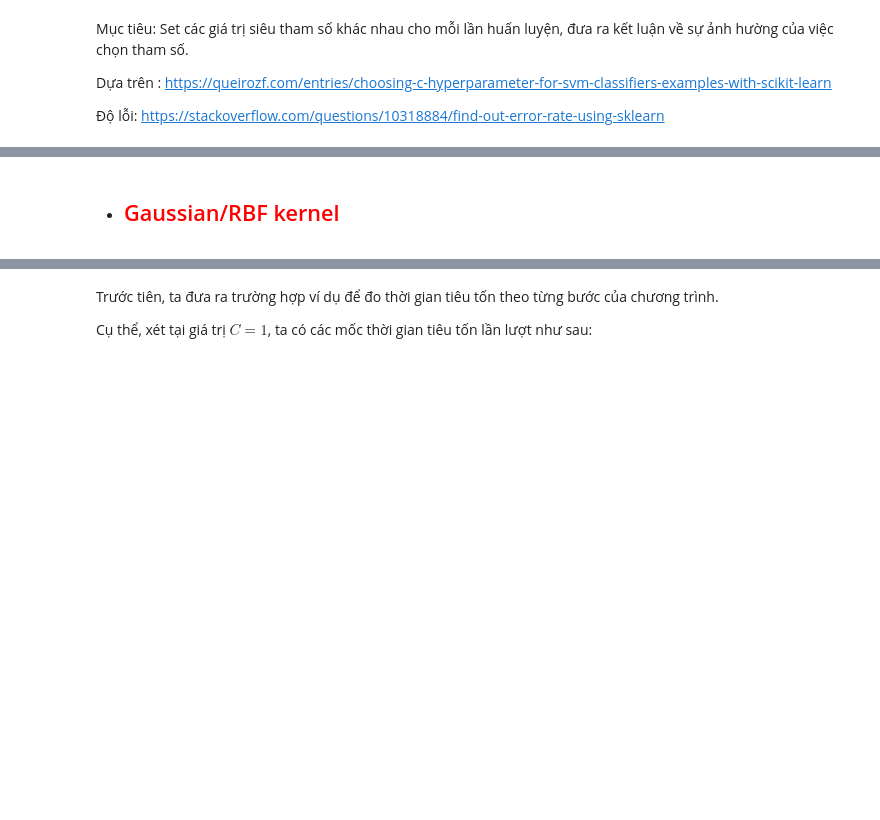
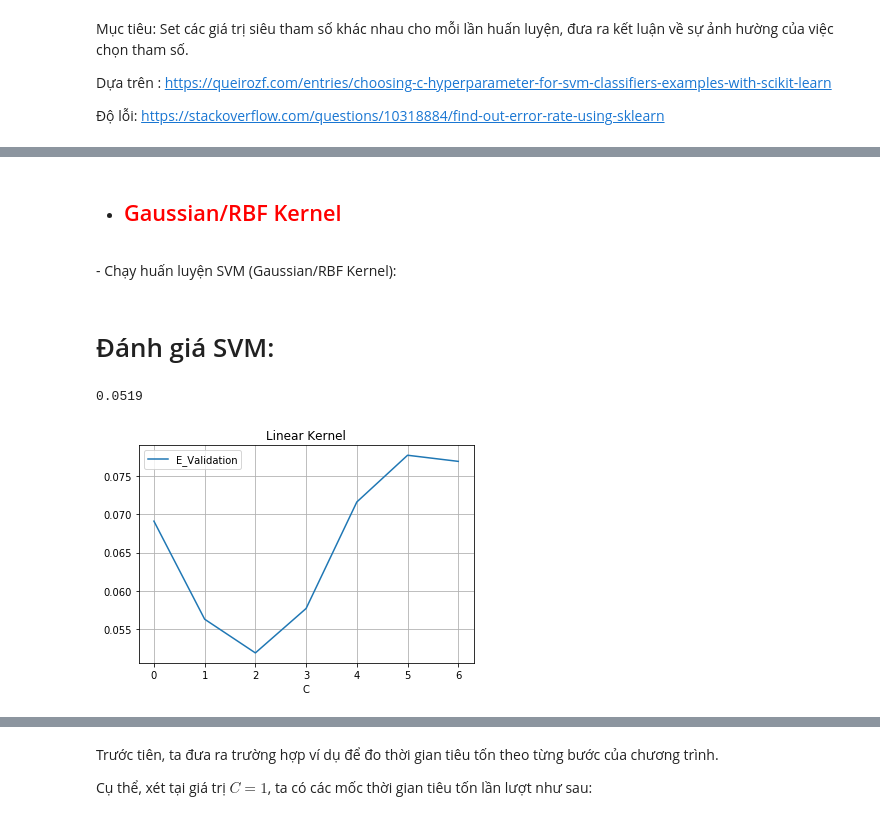
Before and after one commit to bason1999qn/Final_Machine_Learning, a Jupyter notebook: SVM_run.ipynb, the cells around one changed output, grey strips where cells are left out. Cells and saved outputs as stored; diff of their text form; code cells hidden in the pictures; blank space fills up the shorter version.

Commit message:
add plot validation error

```diff
--- a/SVM_run.ipynb
+++ b/SVM_run.ipynb
@@ -148,3 +189,5 @@ C: 0.1  |  train error: 0.04188000000000003  |  validation error: 0.051899999999
 # %% [markdown]
-- ##   <font color=red> Gaussian/RBF kernel </font>
+- ##   <font color=red> Gaussian/RBF Kernel </font>
+# %% [markdown]
+\- Chạy huấn luyện SVM (Gaussian/RBF Kernel):
 # %%
@@ -171,0 +239,11 @@ for k in range(-3,4):
+# %% [markdown]
+# Đánh giá SVM:
+# %%
+df_1 = pd.read_csv('result_linear.csv')
+df_1['C'] = range(0,7)
+df_1.plot.line(x='C', y='E_Validation', title = "Linear Kernel", grid = True)
+
+df_1.min(axis=0)['E_Validation']
+# %% [output]
+0.0519
+[figure, added]
```
Also changed, not shown: parts of 12 cells of this notebook.
